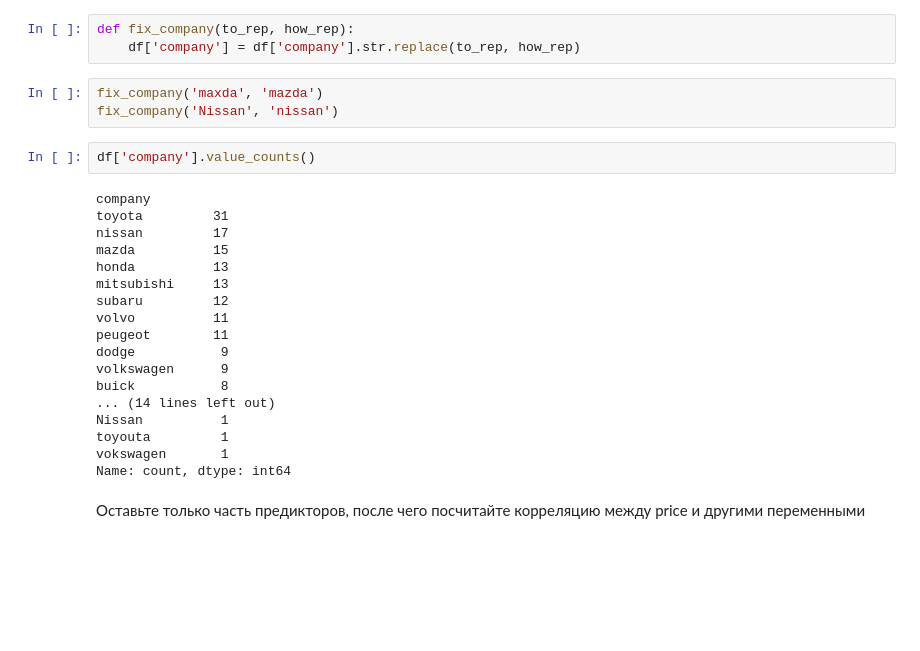
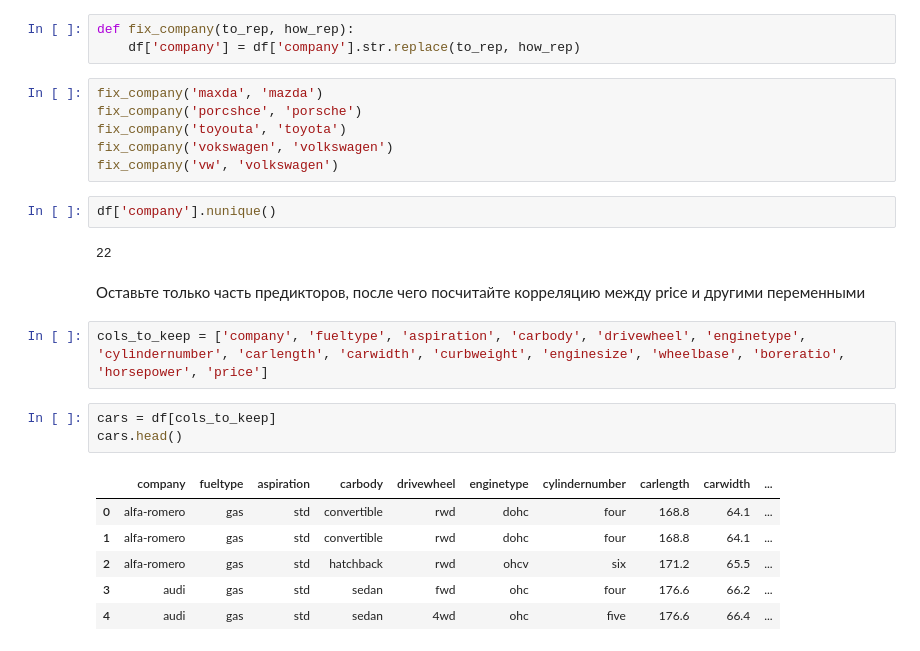
Before and after one commit to Praldmur/Simulation, a Jupyter notebook: 6_mod/7.ipynb, the cells around one changed output. Cells and saved outputs as stored; diff of their text form; blank space fills up the shorter version.

```diff
--- a/6_mod/7.ipynb
+++ b/6_mod/7.ipynb
@@ -68,26 +81,25 @@ def fix_company(to_rep, how_rep):
     df['company'] = df['company'].str.replace(to_rep, how_rep)
 # %%
 fix_company('maxda', 'mazda')
-fix_company('Nissan', 'nissan')
+fix_company('porcshce', 'porsche')
+fix_company('toyouta', 'toyota')
+fix_company('vokswagen', 'volkswagen')
+fix_company('vw', 'volkswagen')
-# %%
-df['company'].value_counts()
-# %% [output]
-company
-toyota         31
-nissan         17
-mazda          15
-honda          13
-mitsubishi     13
-subaru         12
-volvo          11
-peugeot        11
-dodge           9
-volkswagen      9
-buick           8
-... (14 lines left out)
-Nissan          1
-toyouta         1
-vokswagen       1
-Name: count, dtype: int64
+# %%
+df['company'].nunique()
+# %% [output]
+22
 # %% [markdown]
 Оставьте только часть предикторов, после чего посчитайте корреляцию между price и другими переменными
+# %%
+cols_to_keep = ['company', 'fueltype', 'aspiration', 'carbody', 'drivewheel', 'enginetype', 'cylindernumber', 'carlength', 'carwidth', 'curbweight', 'enginesize', 'wheelbase', 'boreratio', 'horsepower', 'price']
+# %%
+cars = df[cols_to_keep]
+cars.head()
+# %% [output]
+|  | company | fueltype | aspiration | carbody | drivewheel | enginetype | cylindernumber | carlength | carwidth | ... |
+| 0 | alfa-romero | gas | std | convertible | rwd | dohc | four | 168.8 | 64.1 | ... |
+| 1 | alfa-romero | gas | std | convertible | rwd | dohc | four | 168.8 | 64.1 | ... |
+| 2 | alfa-romero | gas | std | hatchback | rwd | ohcv | six | 171.2 | 65.5 | ... |
+| 3 | audi | gas | std | sedan | fwd | ohc | four | 176.6 | 66.2 | ... |
+| 4 | audi | gas | std | sedan | 4wd | ohc | five | 176.6 | 66.4 | ... |
```
Also changed, not shown: parts of 7 cells of this notebook.
